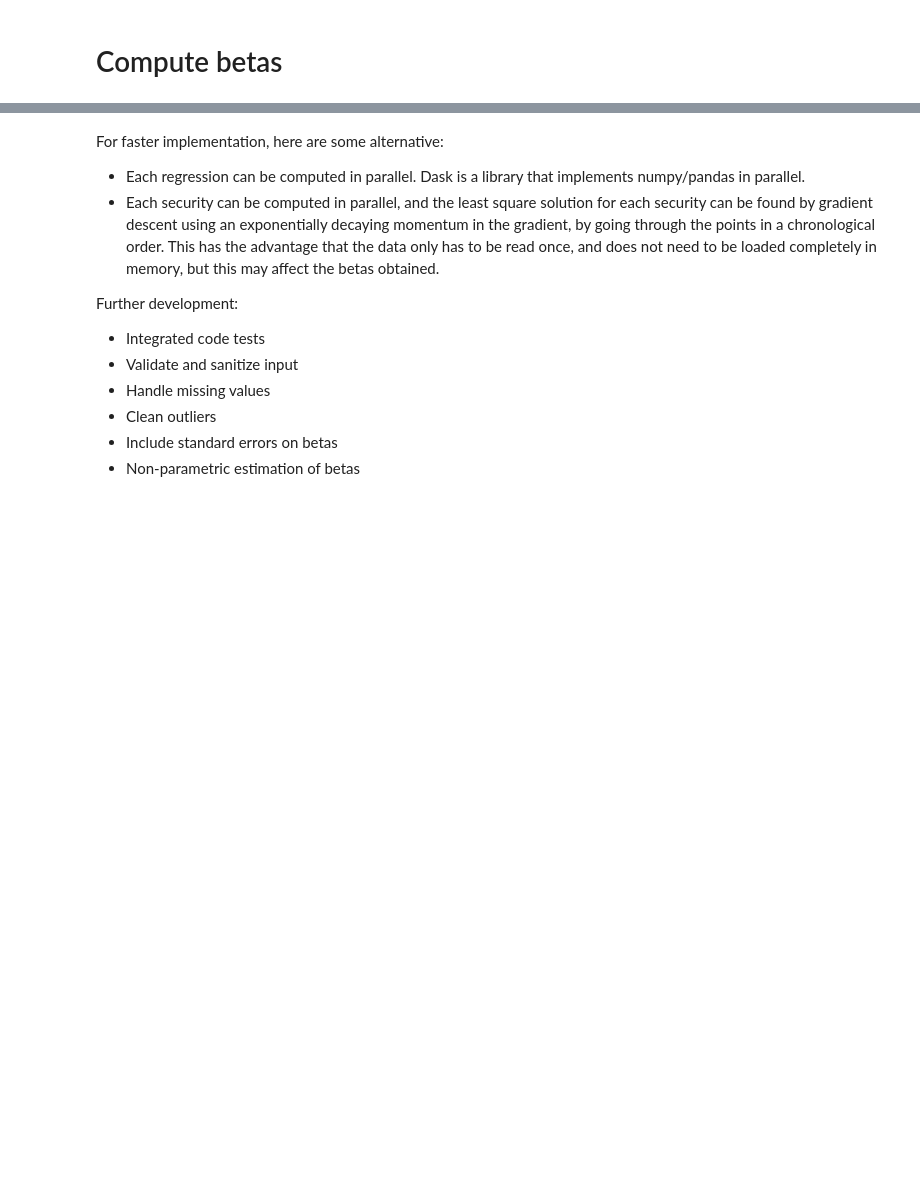
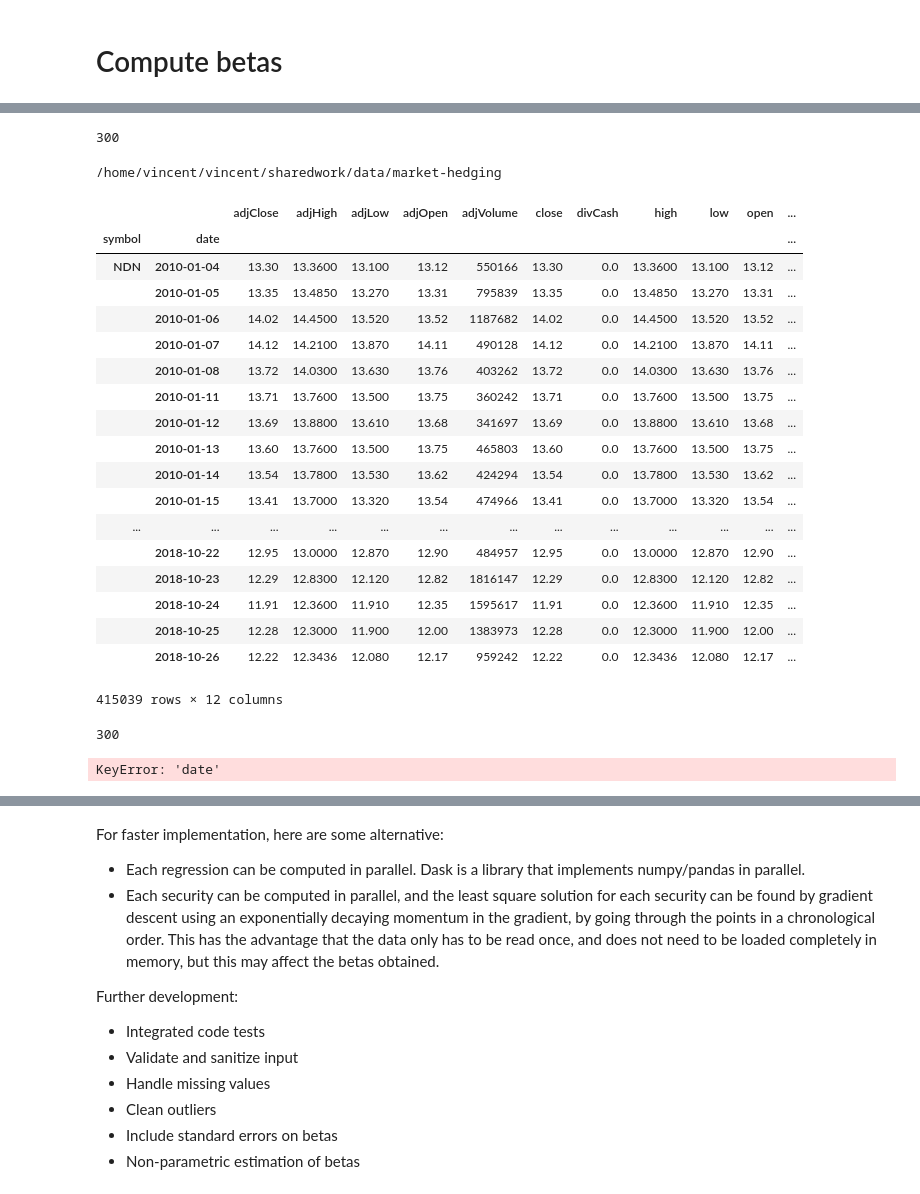
Before and after one commit to vincentqb/beta-computation, a Jupyter notebook: Exploration.ipynb, the cells around one changed output, grey strips where cells are left out. Drawn from its saved outputs; the diff is of its cells as text; code cells hidden in the pictures; blank space fills up the shorter version.

Commit message:
save data.

```diff
--- a/Exploration.ipynb
+++ b/Exploration.ipynb
@@ -12,0 +37,4 @@ reload(Betas)
+# %%
+len(codes)
+# %% [output]
+300
@@ -12,0 +43,29 @@ reload(Betas)
+# %%
+import os
+cwd = os.getcwd()
+print(cwd)
+# %% [output]
+/home/vincent/vincent/sharedwork/data/market-hedging
+# %%
+import pandas as pd
+pd.read_hdf("store.h5", "table")
+# %% [output]
+|  |  | adjClose | adjHigh | adjLow | adjOpen | adjVolume | close | divCash | high | low | open | ... |
+| symbol | date |  |  |  |  |  |  |  |  |  |  | ... |
+| NDN | 2010-01-04 | 13.30 | 13.3600 | 13.100 | 13.12 | 550166 | 13.30 | 0.0 | 13.3600 | 13.100 | 13.12 | ... |
+|  | 2010-01-05 | 13.35 | 13.4850 | 13.270 | 13.31 | 795839 | 13.35 | 0.0 | 13.4850 | 13.270 | 13.31 | ... |
+|  | 2010-01-06 | 14.02 | 14.4500 | 13.520 | 13.52 | 1187682 | 14.02 | 0.0 | 14.4500 | 13.520 | 13.52 | ... |
+|  | 2010-01-07 | 14.12 | 14.2100 | 13.870 | 14.11 | 490128 | 14.12 | 0.0 | 14.2100 | 13.870 | 14.11 | ... |
+|  | 2010-01-08 | 13.72 | 14.0300 | 13.630 | 13.76 | 403262 | 13.72 | 0.0 | 14.0300 | 13.630 | 13.76 | ... |
+|  | 2010-01-11 | 13.71 | 13.7600 | 13.500 | 13.75 | 360242 | 13.71 | 0.0 | 13.7600 | 13.500 | 13.75 | ... |
+|  | 2010-01-12 | 13.69 | 13.8800 | 13.610 | 13.68 | 341697 | 13.69 | 0.0 | 13.8800 | 13.610 | 13.68 | ... |
+|  | 2010-01-13 | 13.60 | 13.7600 | 13.500 | 13.75 | 465803 | 13.60 | 0.0 | 13.7600 | 13.500 | 13.75 | ... |
+|  | 2010-01-14 | 13.54 | 13.7800 | 13.530 | 13.62 | 424294 | 13.54 | 0.0 | 13.7800 | 13.530 | 13.62 | ... |
+|  | 2010-01-15 | 13.41 | 13.7000 | 13.320 | 13.54 | 474966 | 13.41 | 0.0 | 13.7000 | 13.320 | 13.54 | ... |
+| ... | ... | ... | ... | ... | ... | ... | ... | ... | ... | ... | ... | ... |
+|  | 2018-10-22 | 12.95 | 13.0000 | 12.870 | 12.90 | 484957 | 12.95 | 0.0 | 13.0000 | 12.870 | 12.90 | ... |
+|  | 2018-10-23 | 12.29 | 12.8300 | 12.120 | 12.82 | 1816147 | 12.29 | 0.0 | 12.8300 | 12.120 | 12.82 | ... |
+|  | 2018-10-24 | 11.91 | 12.3600 | 11.910 | 12.35 | 1595617 | 11.91 | 0.0 | 12.3600 | 11.910 | 12.35 | ... |
+|  | 2018-10-25 | 12.28 | 12.3000 | 11.900 | 12.00 | 1383973 | 12.28 | 0.0 | 12.3000 | 11.900 | 12.00 | ... |
+|  | 2018-10-26 | 12.22 | 12.3436 | 12.080 | 12.17 | 959242 | 12.22 | 0.0 | 12.3436 | 12.080 | 12.17 | ... |
+415039 rows × 12 columns
@@ -13,15 +74,21 @@ reload(Betas)
+# %%
+len(df.reset_index()["symbol"].unique())
+# %% [output]
+300
 # %%
-%time
+%%time
 
 start_date = "2013-10-01"
 end_date = "2018-10-01"
 
-n_stocks = 10
+n_stocks = 300
 ref_name = "SPY"
 
 # We take a random set of stocks
 # TODO Ensure there's a certain proportion of small/medium/large stocks
 data = DataProvider.get_random_securities(n_stocks, start_date, end_date)
 data_ref = DataProvider.get_securities(ref_name, start_date, end_date)
+# %% [output]
+KeyError: 'date'
 # %%
 data.groupby("symbol").describe()
```
Also changed, not shown: parts of 13 cells of this notebook, 2 other files.
